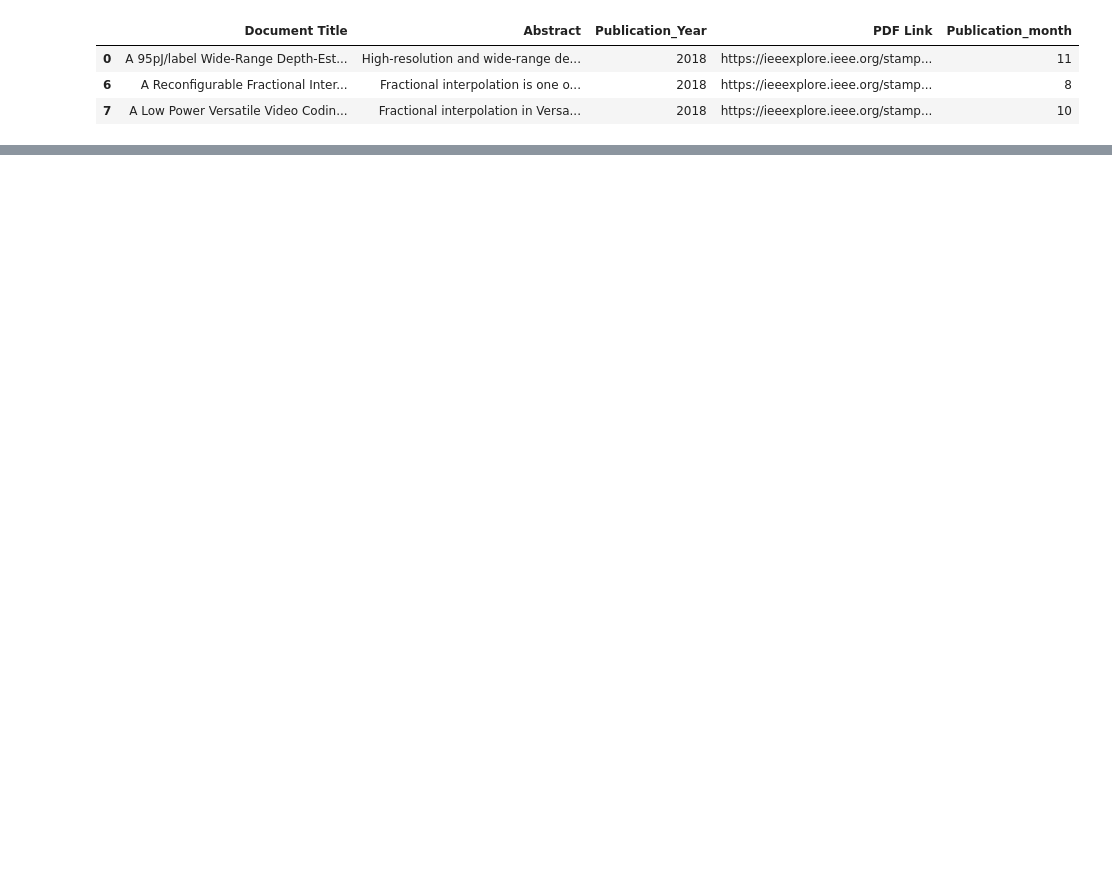
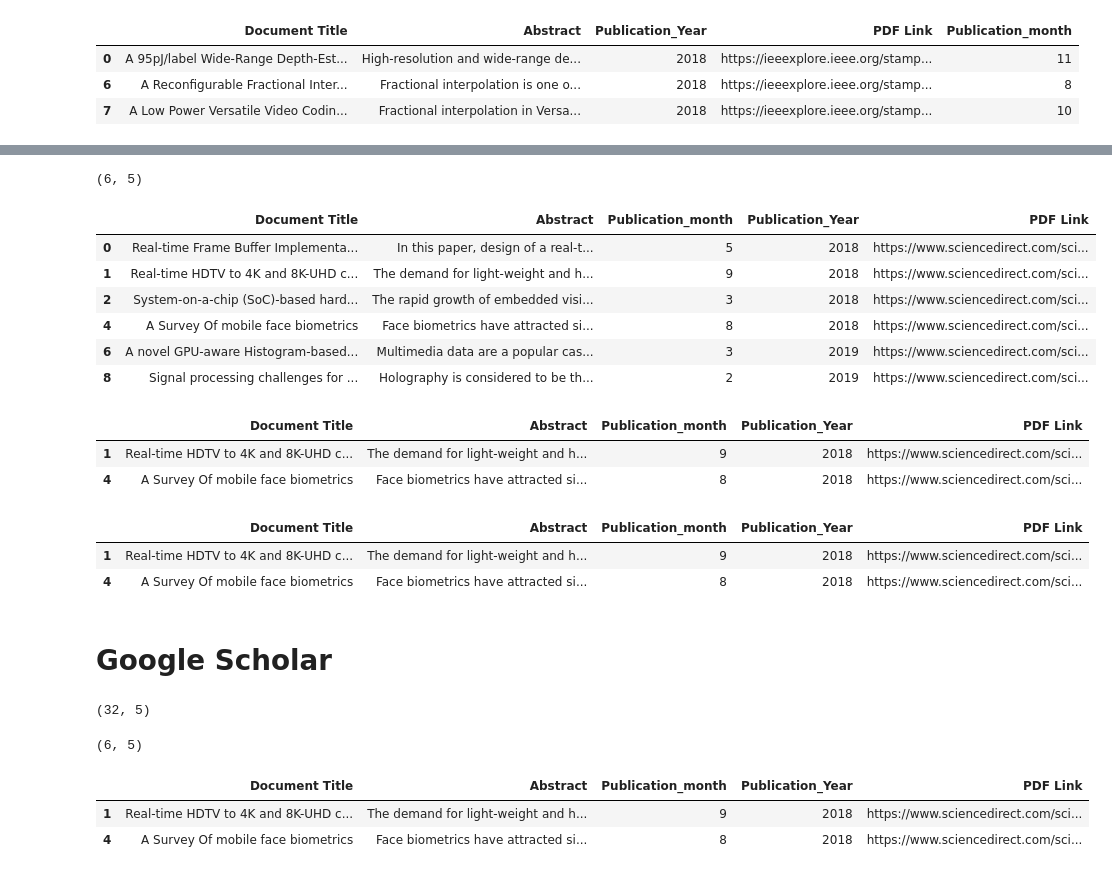
Before and after one commit to toniesteves/sistematic-research, a Jupyter notebook: sistematic_reserach.ipynb, the cells around one changed output, grey strips where cells are left out. Drawn from its saved outputs; the diff is of its cells as text; code cells hidden in the pictures; blank space fills up the shorter version.

Commit message:
sistematic research

```diff
--- a/sistematic_reserach.ipynb
+++ b/sistematic_reserach.ipynb
@@ -89,0 +107,51 @@ df_cleaned_research
+# %%
+df_science_direct_cleaned = df_SD[((df_SD['Document Title'].str.contains('decoder|decoding|HEVC|deblocking|accelerator|accelerated|neural network|verified in FPGA|rendering|VLSI design|motion estimation|network on chip', case=False)) | (df_SD['Abstract'].str.contains('accelerator|accelerated|verified in FPGA|rendering', case=False))==False)]
+df_science_direct_cleaned.shape
+# %% [output]
+(6, 5)
+# %%
+df_science_direct_cleaned
+# %% [output]
+|  | Document Title | Abstract | Publication_month | Publication_Year | PDF Link |
+| 0 | Real-time Frame Buffer Implementa... | In this paper, design of a real-t... | 5 | 2018 | https://www.sciencedirect.com/sci... |
+| 1 | Real-time HDTV to 4K and 8K-UHD c... | The demand for light-weight and h... | 9 | 2018 | https://www.sciencedirect.com/sci... |
+| 2 | System-on-a-chip (SoC)-based hard... | The rapid growth of embedded visi... | 3 | 2018 | https://www.sciencedirect.com/sci... |
+| 4 | A Survey Of mobile face biometrics | Face biometrics have attracted si... | 8 | 2018 | https://www.sciencedirect.com/sci... |
+| 6 | A novel GPU-aware Histogram-based... | Multimedia data are a popular cas... | 3 | 2019 | https://www.sciencedirect.com/sci... |
+| 8 | Signal processing challenges for ... | Holography is considered to be th... | 2 | 2019 | https://www.sciencedirect.com/sci... |
+# %%
+df_science_direct_cleaned = df_science_direct_cleaned[(df_science_direct_cleaned['Publication_Year'] > 2017) & (df_science_direct_cleaned['Publication_month'] > 6)]
+df_science_direct_cleaned
+# %% [output]
+|  | Document Title | Abstract | Publication_month | Publication_Year | PDF Link |
+| 1 | Real-time HDTV to 4K and 8K-UHD c... | The demand for light-weight and h... | 9 | 2018 | https://www.sciencedirect.com/sci... |
+| 4 | A Survey Of mobile face biometrics | Face biometrics have attracted si... | 8 | 2018 | https://www.sciencedirect.com/sci... |
+# %%
+df_science_direct_cleaned.to_csv('data/science_direct_cleaned_results.csv', index=False)
+df_science_direct_cleaned
+# %% [output]
+|  | Document Title | Abstract | Publication_month | Publication_Year | PDF Link |
+| 1 | Real-time HDTV to 4K and 8K-UHD c... | The demand for light-weight and h... | 9 | 2018 | https://www.sciencedirect.com/sci... |
+| 4 | A Survey Of mobile face biometrics | Face biometrics have attracted si... | 8 | 2018 | https://www.sciencedirect.com/sci... |
+# %% [markdown]
+# Google Scholar
+# %%
+df_google_scholar = pd.read_csv('data/google_scholar_sistematic_results.csv',  header=0)
+df_google_scholar.shape
+# df_google_scholar
+# %% [output]
+(32, 5)
+# %%
+df_google_scholar_cleaned = df_SD[((df_SD['Document Title'].str.contains('decoder|decoding|HEVC|deblocking|accelerator|accelerated|neural network|verified in FPGA|rendering|VLSI design|motion estimation|network on chip', case=False)) | (df_SD['Abstract'].str.contains('accelerator|accelerated|verified in FPGA|rendering', case=False))==False)]
+df_google_scholar_cleaned.shape
+# df_google_scholar_cleaned
+# %% [output]
+(6, 5)
+# %%
+df_google_scholar_cleaned = df_google_scholar_cleaned[(df_google_scholar_cleaned['Publication_Year'] > 2017) & (df_google_scholar_cleaned['Publication_month'] > 6)]
+df_google_scholar_cleaned.to_csv('data/google_scholar_cleaned_results.csv', index=False)
+df_google_scholar_cleaned
+# %% [output]
+|  | Document Title | Abstract | Publication_month | Publication_Year | PDF Link |
+| 1 | Real-time HDTV to 4K and 8K-UHD c... | The demand for light-weight and h... | 9 | 2018 | https://www.sciencedirect.com/sci... |
+| 4 | A Survey Of mobile face biometrics | Face biometrics have attracted si... | 8 | 2018 | https://www.sciencedirect.com/sci... |
```
Also changed, not shown: parts of 10 cells of this notebook, 23 other files.
